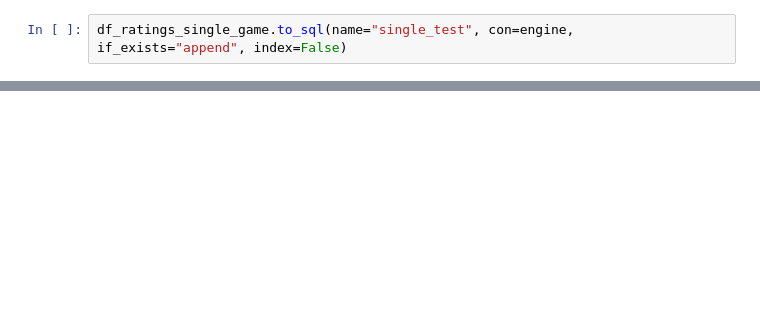
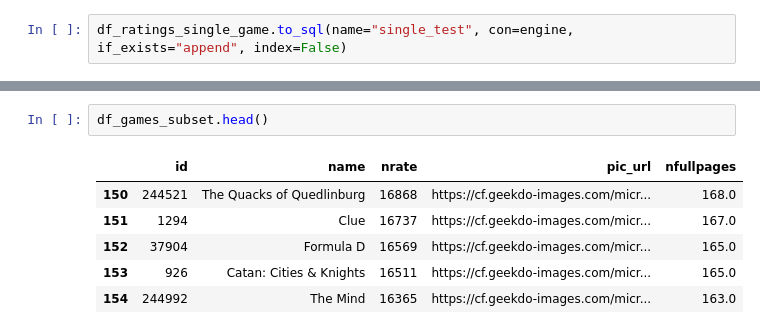
Before and after one commit to timcolussi/boardgame_rec_capstone, a Jupyter notebook: boardgame_rec_app.ipynb, the cells around one changed output, grey strips where cells are left out. Drawn from its saved outputs; the diff is of its cells as text; blank space fills up the shorter version.

```diff
--- a/boardgame_rec_app.ipynb
+++ b/boardgame_rec_app.ipynb
@@ -259,0 +455,9 @@ df_ratings_single_game.to_sql(name="single_test", con=engine, if_exists="append"
+# %%
+df_games_subset.head()
+# %% [output]
+|  | id | name | nrate | pic_url | nfullpages |
+| 150 | 244521 | The Quacks of Quedlinburg | 16868 | https://cf.geekdo-images.com/micr... | 168.0 |
+| 151 | 1294 | Clue | 16737 | https://cf.geekdo-images.com/micr... | 167.0 |
+| 152 | 37904 | Formula D | 16569 | https://cf.geekdo-images.com/micr... | 165.0 |
+| 153 | 926 | Catan: Cities & Knights | 16511 | https://cf.geekdo-images.com/micr... | 165.0 |
+| 154 | 244992 | The Mind | 16365 | https://cf.geekdo-images.com/micr... | 163.0 |
```
Also changed, not shown: parts of 14 cells of this notebook.
